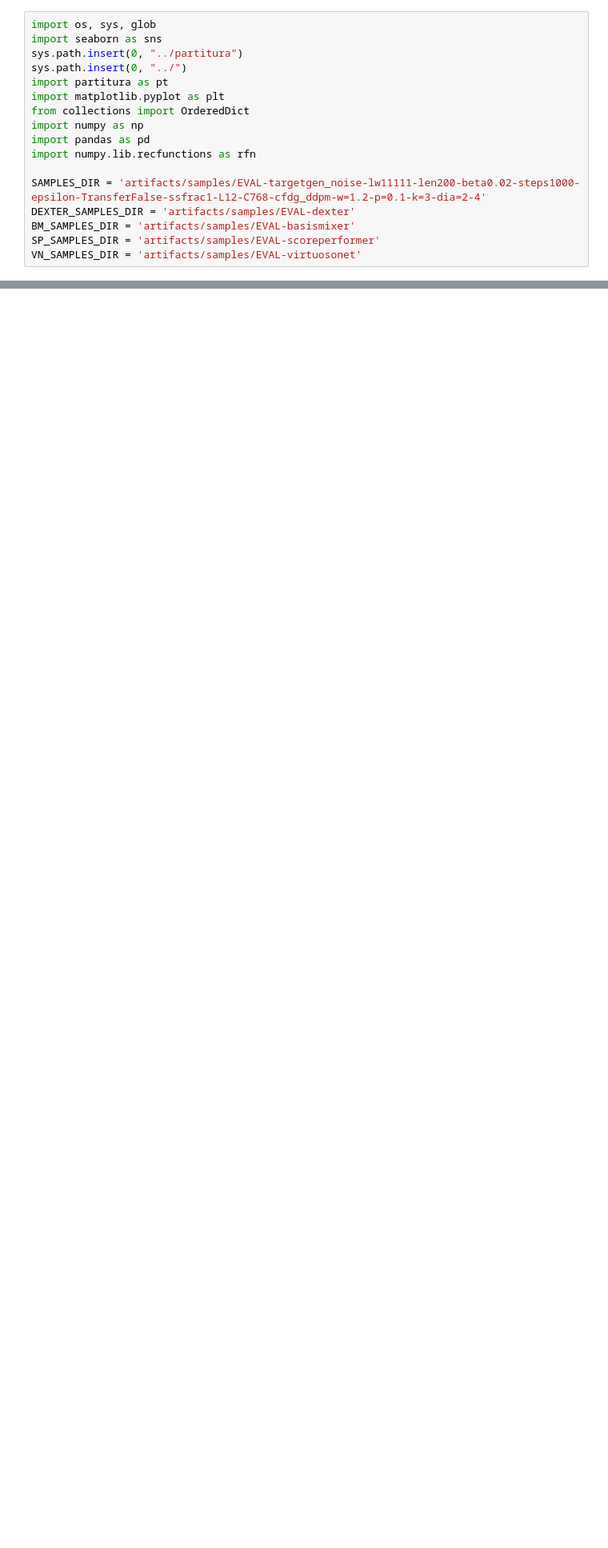
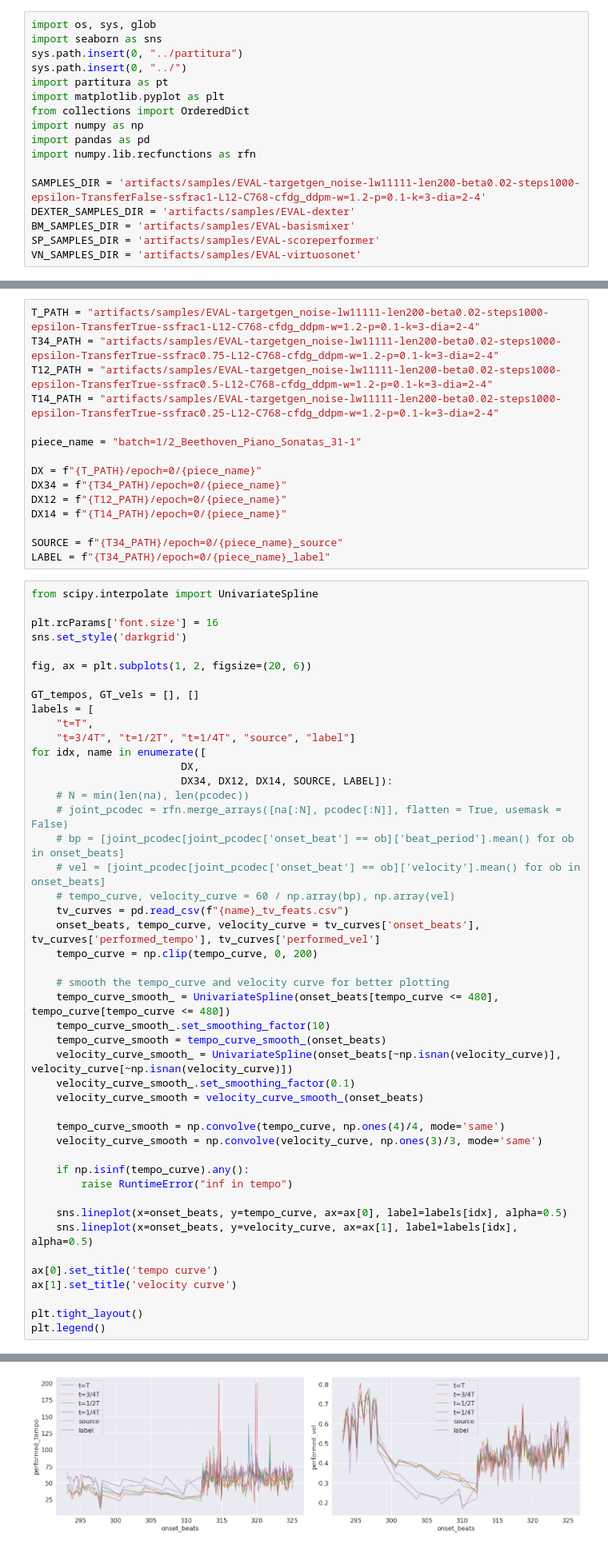
Before and after one commit to annushkalebedev/DExter, a Jupyter notebook: visualization.ipynb, the cells around one changed output, grey strips where cells are left out. Shown at 80% size. Drawn from its saved outputs; the diff is of its cells as text; blank space fills up the shorter version.

```diff
--- a/visualization.ipynb
+++ b/visualization.ipynb
@@ -231,0 +224,62 @@ number of available distribution: 9838
+# %%
+T_PATH = "artifacts/samples/EVAL-targetgen_noise-lw11111-len200-beta0.02-steps1000-epsilon-TransferTrue-ssfrac1-L12-C768-cfdg_ddpm-w=1.2-p=0.1-k=3-dia=2-4"
+T34_PATH = "artifacts/samples/EVAL-targetgen_noise-lw11111-len200-beta0.02-steps1000-epsilon-TransferTrue-ssfrac0.75-L12-C768-cfdg_ddpm-w=1.2-p=0.1-k=3-dia=2-4"
+T12_PATH = "artifacts/samples/EVAL-targetgen_noise-lw11111-len200-beta0.02-steps1000-epsilon-TransferTrue-ssfrac0.5-L12-C768-cfdg_ddpm-w=1.2-p=0.1-k=3-dia=2-4"
+T14_PATH = "artifacts/samples/EVAL-targetgen_noise-lw11111-len200-beta0.02-steps1000-epsilon-TransferTrue-ssfrac0.25-L12-C768-cfdg_ddpm-w=1.2-p=0.1-k=3-dia=2-4"
+
+piece_name = "batch=1/2_Beethoven_Piano_Sonatas_31-1"
+
+DX = f"{T_PATH}/epoch=0/{piece_name}"
+DX34 = f"{T34_PATH}/epoch=0/{piece_name}"
+DX12 = f"{T12_PATH}/epoch=0/{piece_name}"
+DX14 = f"{T14_PATH}/epoch=0/{piece_name}"
+
+SOURCE = f"{T34_PATH}/epoch=0/{piece_name}_source"
+LABEL = f"{T34_PATH}/epoch=0/{piece_name}_label"
+# %%
+from scipy.interpolate import UnivariateSpline
+
+plt.rcParams['font.size'] = 16
+sns.set_style('darkgrid')
+
+fig, ax = plt.subplots(1, 2, figsize=(20, 6))
+
+GT_tempos, GT_vels = [], []
+labels = [
+    "t=T",
+    "t=3/4T", "t=1/2T", "t=1/4T", "source", "label"]
+for idx, name in enumerate([
+                        DX,
+                        DX34, DX12, DX14, SOURCE, LABEL]):
+    # N = min(len(na), len(pcodec))
+    # joint_pcodec = rfn.merge_arrays([na[:N], pcodec[:N]], flatten = True, usemask = False)
+    # bp = [joint_pcodec[joint_pcodec['onset_beat'] == ob]['beat_period'].mean() for ob in onset_beats]
+    # vel = [joint_pcodec[joint_pcodec['onset_beat'] == ob]['velocity'].mean() for ob in onset_beats]
+    # tempo_curve, velocity_curve = 60 / np.array(bp), np.array(vel)
+    tv_curves = pd.read_csv(f"{name}_tv_feats.csv")
+    onset_beats, tempo_curve, velocity_curve = tv_curves['onset_beats'], tv_curves['performed_tempo'], tv_curves['performed_vel']
+    tempo_curve = np.clip(tempo_curve, 0, 200)
+
+    # smooth the tempo_curve and velocity curve for better plotting
+    tempo_curve_smooth_ = UnivariateSpline(onset_beats[tempo_curve <= 480], tempo_curve[tempo_curve <= 480])
+    tempo_curve_smooth_.set_smoothing_factor(10)
+    tempo_curve_smooth = tempo_curve_smooth_(onset_beats)
+    velocity_curve_smooth_ = UnivariateSpline(onset_beats[~np.isnan(velocity_curve)], velocity_curve[~np.isnan(velocity_curve)])
+    velocity_curve_smooth_.set_smoothing_factor(0.1)
+    velocity_curve_smooth = velocity_curve_smooth_(onset_beats)
+
+    tempo_curve_smooth = np.convolve(tempo_curve, np.ones(4)/4, mode='same')
+    velocity_curve_smooth = np.convolve(velocity_curve, np.ones(3)/3, mode='same')
+
+    if np.isinf(tempo_curve).any():
+        raise RuntimeError("inf in tempo")
+
+    sns.lineplot(x=onset_beats, y=tempo_curve, ax=ax[0], label=labels[idx], alpha=0.5)
+    sns.lineplot(x=onset_beats, y=velocity_curve, ax=ax[1], label=labels[idx], alpha=0.5)
+
+ax[0].set_title('tempo curve')
+ax[1].set_title('velocity curve')
+
+plt.tight_layout()
+plt.legend()
+# %% [output]
@@ -231,0 +287 @@ number of available distribution: 9838
+[figure, added]
```
Also changed, not shown: parts of 17 cells of this notebook, 4 other files.
